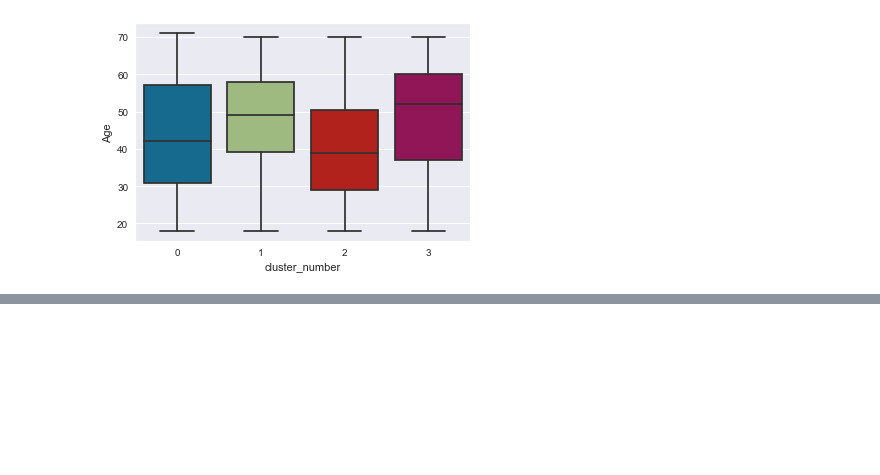
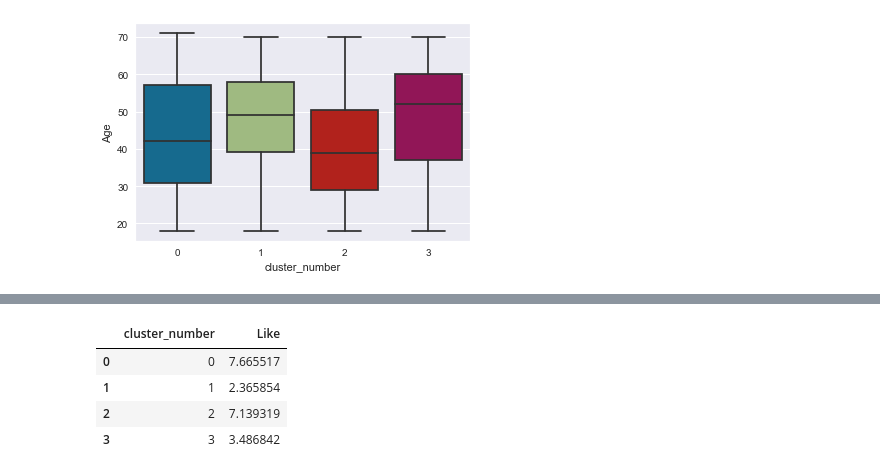
Before and after one commit to bharxhav/mcdonalds-market-segmentation, a Jupyter notebook: market-segmentation.ipynb, the cells around one changed output, grey strips where cells are left out. Drawn from its saved outputs; the diff is of its cells as text; code cells hidden in the pictures; blank space fills up the shorter version.

```diff
--- a/market-segmentation.ipynb
+++ b/market-segmentation.ipynb
@@ -304,0 +320,11 @@ sns.boxplot(x='cluster_number', y='Age', data=df)
+# %%
+df['Like'] = LabelEncoder().fit_transform(df['Like'])
+Like = df.groupby('cluster_number')['Like'].mean()
+Like = Like.to_frame().reset_index()
+Like
+# %% [output]
+|  | cluster_number | Like |
+| 0 | 0 | 7.665517 |
+| 1 | 1 | 2.365854 |
+| 2 | 2 | 7.139319 |
+| 3 | 3 | 3.486842 |
```
Also changed, not shown: parts of 5 cells of this notebook.
